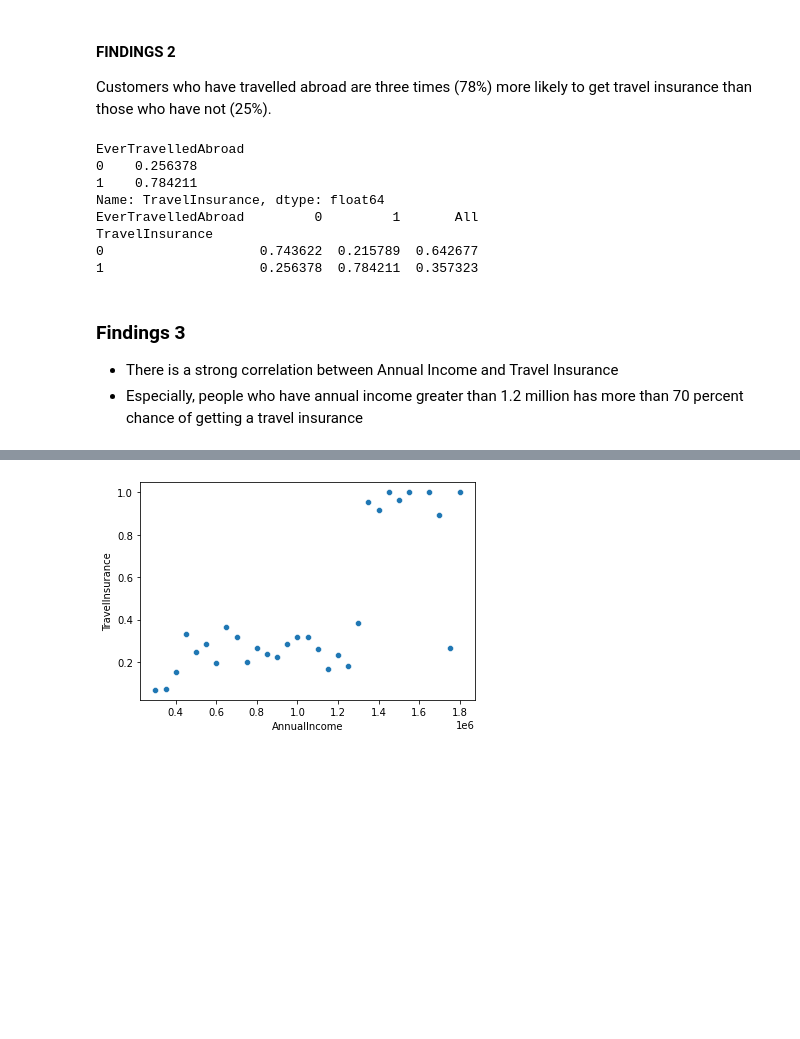
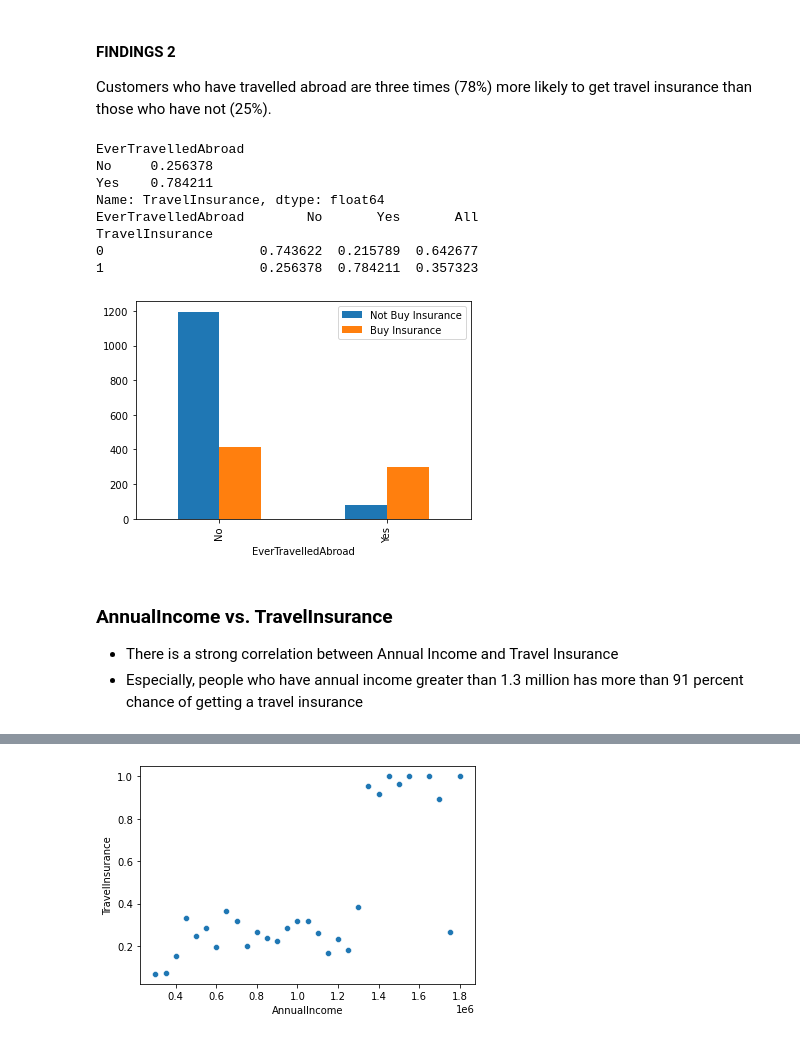
Before and after one commit to n2tp1311/da-case-study, a Jupyter notebook: notebook.ipynb, the cells around one changed output, grey strips where cells are left out. Drawn from its saved outputs; the diff is of its cells as text; code cells hidden in the pictures; blank space fills up the shorter version.

```diff
--- a/notebook.ipynb
+++ b/notebook.ipynb
@@ -86,8 +83,14 @@ customers.corr()
 # %%
 ##Functions setup
-def my_crosstab(data, x, y, legend=None):
+def my_crosstab(data, x, y, legend=None, showData=False):
   ct = pd.crosstab(data[x], data[y])
+  if (showData):
+    print(ct)
   ct.plot(kind='bar')
   if (legend):
-    plt.legend(legend)
+    plt.legend(legend, loc='best')
+  # if (xticklabels):
+    # plt.xticks(labels=xticklabels)
+  # if (yticklabels):
+    # plt.yticks(labels=yticklabels)
   plt.show()
@@ -110,17 +105,19 @@ Customers who have travelled abroad are three times (78%) more likely to get tra
 # %%
 print(customers.groupby('EverTravelledAbroad')['TravelInsurance'].mean())
 # pd.crosstab(customers.EverTravelledAbroad, customers.TravelInsurance)
 print(pd.crosstab(customers.TravelInsurance, customers.EverTravelledAbroad, normalize=1, margins=True))
+my_crosstab(customers, 'EverTravelledAbroad', 'TravelInsurance', legend=['Not Buy Insurance', 'Buy Insurance'])
 # %% [output]
 EverTravelledAbroad
-0    0.256378
-1    0.784211
+No     0.256378
+Yes    0.784211
 Name: TravelInsurance, dtype: float64
-EverTravelledAbroad         0         1       All
+EverTravelledAbroad        No       Yes       All
 TravelInsurance
 0                    0.743622  0.215789  0.642677
 1                    0.256378  0.784211  0.357323
+[figure, added]
 # %% [markdown]
-### Findings 3
+### AnnualIncome vs. TravelInsurance
 * There is a strong correlation between Annual Income and Travel Insurance
-* Especially, people who have annual income greater than 1.2 million has more than 70 percent chance of getting a travel insurance
+* Especially, people who have annual income greater than 1.3 million has more than 91 percent chance of getting a travel insurance
```
Also changed, not shown: parts of 16 cells of this notebook.
